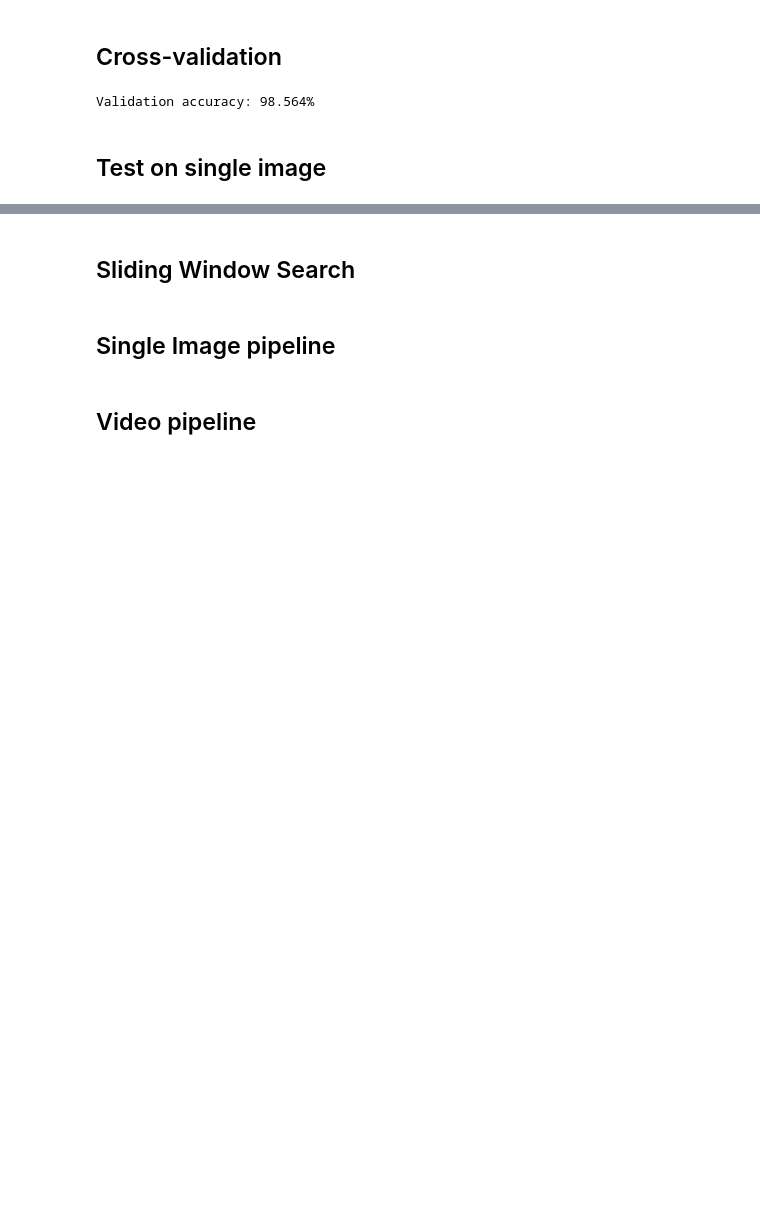
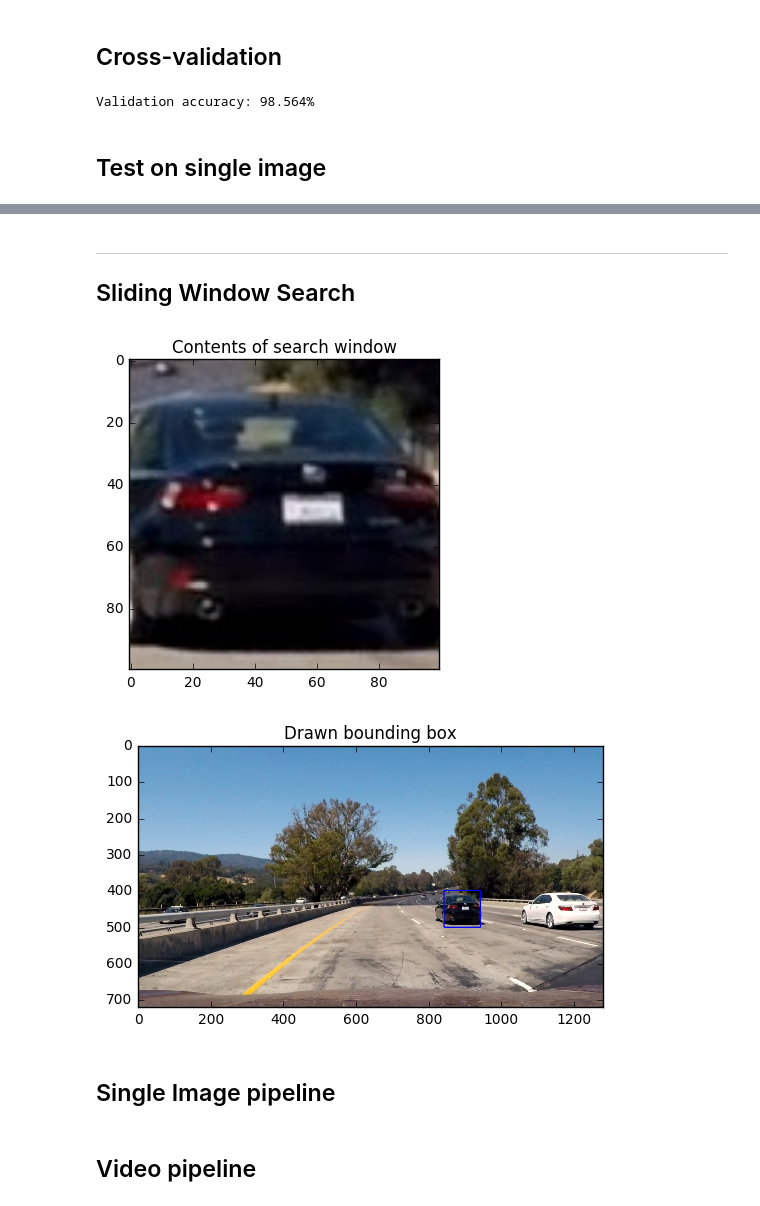
Before and after one commit to carlosgalvezp/Udacity-Self-Driving-Car-Nanodegree, a Jupyter notebook: term1/projects/p5-vehicle-detection/p5-vehicle-detection.ipynb, the cells around one changed output, grey strips where cells are left out. Saved outputs shown, nothing was run; the diff lists cells and outputs as text; code cells hidden in the pictures; blank space fills up the shorter version.

Commit message:
Implement box image extraction and drawing

```diff
--- a/term1/projects/p5-vehicle-detection/p5-vehicle-detection.ipynb
+++ b/term1/projects/p5-vehicle-detection/p5-vehicle-detection.ipynb
@@ -40,6 +40,9 @@ def save_plt_img(fig_handle, fname):
 
 def save_cv_img(img, fname):
     scipy.misc.imsave(os.path.join(get_output_dir(), fname + '.jpg'), img)
+
+def read_img(fname):
+    return scipy.misc.imread(fname)
 # %% [markdown]
 ## Data download and unpacking
 # %%
@@ -349,4 +352,5 @@ plt.axis('off');
 # %% [markdown]
+---
 ## Sliding Window Search
 # %%
 class SearchWindow:
@@ -357,8 +361,43 @@ class SearchWindow:
         self.size_x = size_x
         self.size_y = size_y
 
-    def get_img_contents(self,img):
-        return img[self.x0 : self.x0 + self.size_x,
-                   self.y0 : self.y0 + self.size_y,
+    def get_img_contents(self, img):
+        return img[self.y0 : self.y0 + self.size_y,
+                   self.x0 : self.x0 + self.size_x,
                    :]
+
+    def draw_on_img(self, img):
+        p1 = (self.x0,               self.y0)
+        p2 = (self.x0,               self.y0 + self.size_y)
+        p3 = (self.x0 + self.size_x, self.y0 + self.size_y)
+        p4 = (self.x0 + self.size_x, self.y0)
+
+        p = (p1, p2, p3, p4)
+
+        color = (0, 0, 255)
+        thickness = 2
+
+        for i in range(4):
+            cv2.line(img, p[i], p[(i+1) % 4], color = color, thickness = thickness)
+# %%
+def test_get_img_contents():
+    img = read_img('./test_images/test1.jpg')
+    window = SearchWindow(840,400,100,100)
+    plt.figure()
+    plt.imshow(window.get_img_contents(img))
+    plt.title('Contents of search window')
+
+def test_draw_on_img():
+    img = read_img('./test_images/test1.jpg')
+    window = SearchWindow(840,400,100,100)
+    window.draw_on_img(img)
+    plt.figure()
+    plt.imshow(img)
+    plt.title('Drawn bounding box')
+
+test_get_img_contents()
+test_draw_on_img()
+# %% [output]
+[figure, added]
+[figure, added]
 # %%
```
Also changed, not shown: parts of 5 cells of this notebook.
